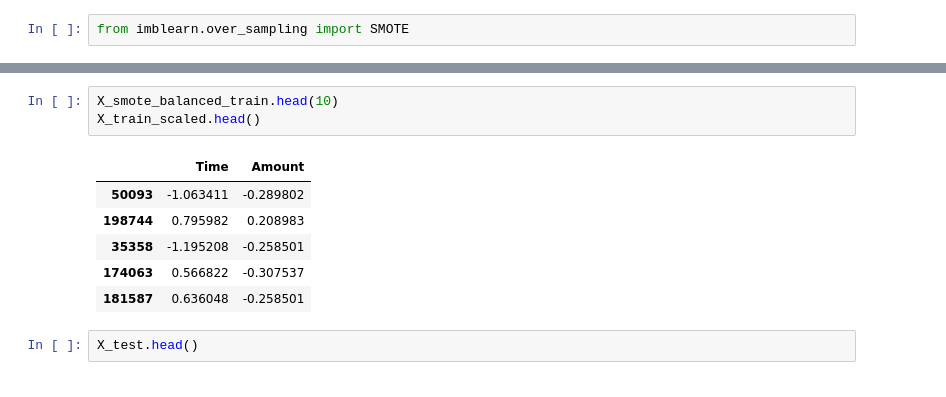
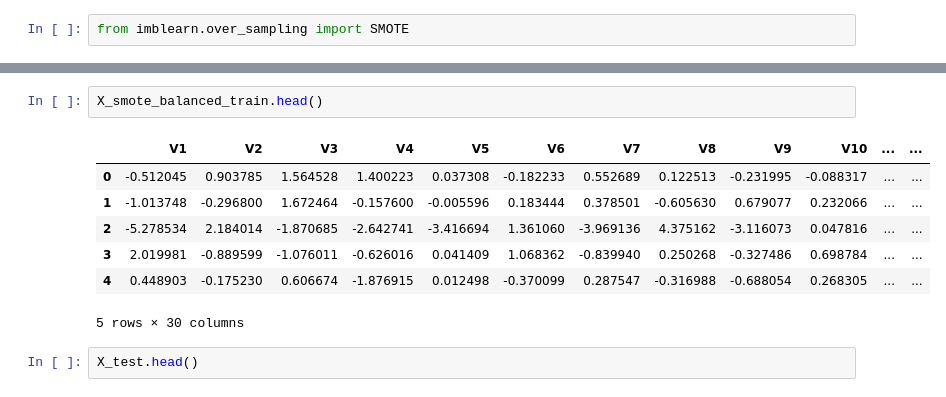
Before and after one commit to RobertVallance/data_science_own_portfolio_projects, a Jupyter notebook: fraud_detection.ipynb, the cells around one changed output, grey strips where cells are left out. Cells and saved outputs as stored; diff of their text form.

```diff
--- a/fraud_detection.ipynb
+++ b/fraud_detection.ipynb
@@ -315,15 +357,15 @@ y_smote_balanced_train shape: (380970,)
 Counts of class = 0: 190485
 Counts of class = 1: 190485
 # %%
-X_smote_balanced_train.head(10)
-X_train_scaled.head()
+X_smote_balanced_train.head()
 # %% [output]
-|  | Time | Amount |
-| 50093 | -1.063411 | -0.289802 |
-| 198744 | 0.795982 | 0.208983 |
-| 35358 | -1.195208 | -0.258501 |
-| 174063 | 0.566822 | -0.307537 |
-| 181587 | 0.636048 | -0.258501 |
+|  | V1 | V2 | V3 | V4 | V5 | V6 | V7 | V8 | V9 | V10 | ... | ... |
+| 0 | -0.512045 | 0.903785 | 1.564528 | 1.400223 | 0.037308 | -0.182233 | 0.552689 | 0.122513 | -0.231995 | -0.088317 | ... | ... |
+| 1 | -1.013748 | -0.296800 | 1.672464 | -0.157600 | -0.005596 | 0.183444 | 0.378501 | -0.605630 | 0.679077 | 0.232066 | ... | ... |
+| 2 | -5.278534 | 2.184014 | -1.870685 | -2.642741 | -3.416694 | 1.361060 | -3.969136 | 4.375162 | -3.116073 | 0.047816 | ... | ... |
+| 3 | 2.019981 | -0.889599 | -1.076011 | -0.626016 | 0.041409 | 1.068362 | -0.839940 | 0.250268 | -0.327486 | 0.698784 | ... | ... |
+| 4 | 0.448903 | -0.175230 | 0.606674 | -1.876915 | 0.012498 | -0.370099 | 0.287547 | -0.316988 | -0.688054 | 0.268305 | ... | ... |
+5 rows × 30 columns
 # %%
 X_test.head()
 # %% [output]
```
Also changed, not shown: parts of 9 cells of this notebook.
